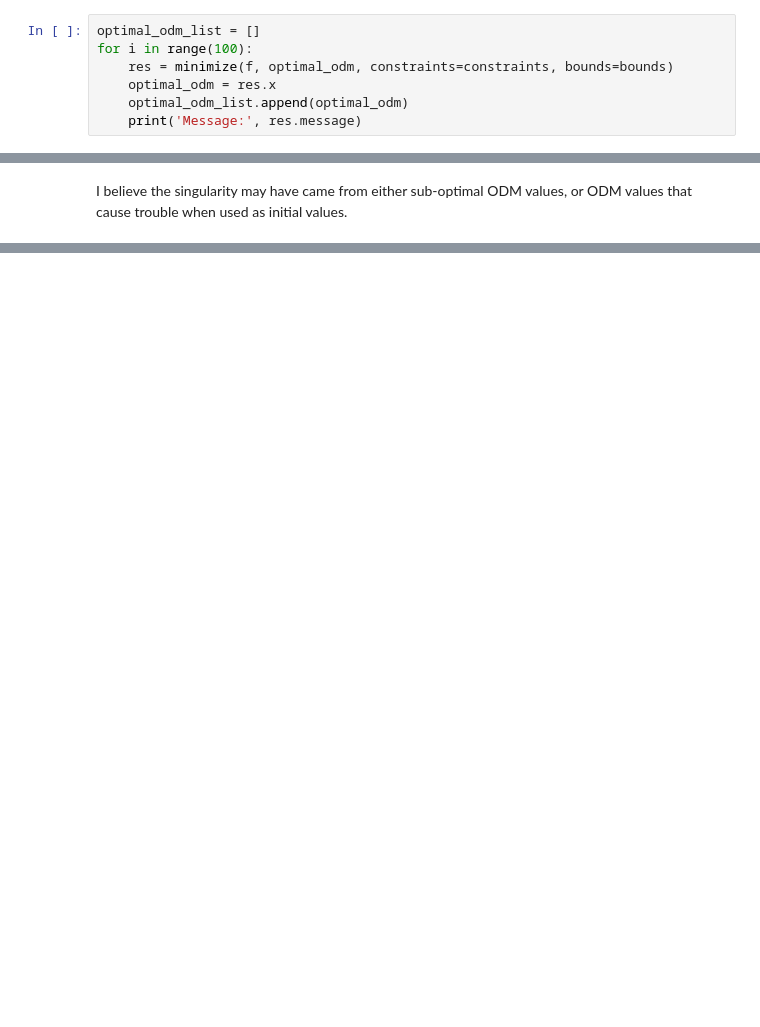
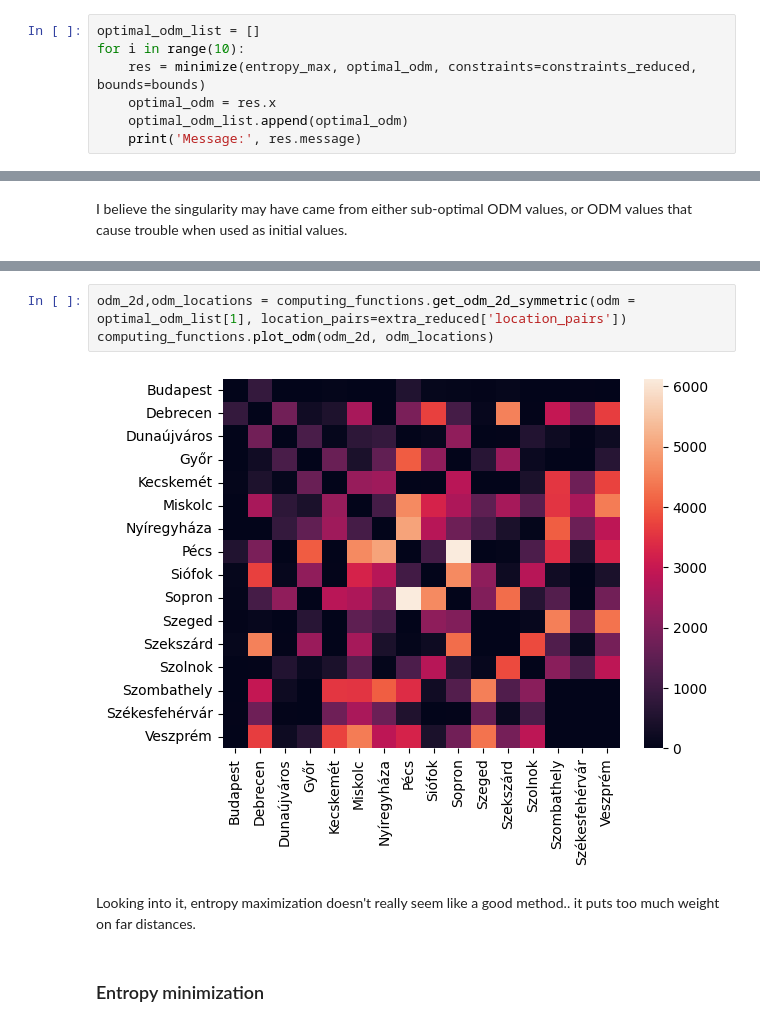
Before and after one commit to me9hanics/origin-destination-matrix-from-traffic, a Jupyter notebook: odm.ipynb, the cells around one changed output, grey strips where cells are left out. Drawn from its saved outputs; the diff is of its cells as text; blank space fills up the shorter version.

```diff
--- a/odm.ipynb
+++ b/odm.ipynb
@@ -193,8 +205,8 @@ Message: Iteration limit reached
 optimal_odm_copy = optimal_odm.copy()
 # %%
 optimal_odm_list = []
-for i in range(100):
-    res = minimize(f, optimal_odm, constraints=constraints, bounds=bounds)
+for i in range(10):
+    res = minimize(entropy_max, optimal_odm, constraints=constraints_reduced, bounds=bounds)
     optimal_odm = res.x
     optimal_odm_list.append(optimal_odm)
     print('Message:', res.message)
@@ -224,0 +250,9 @@ np.savetxt("computing/odm/ODM_16_cities_3.csv", optimal_odm_list[1], delimiter="
+# %%
+odm_2d,odm_locations = computing_functions.get_odm_2d_symmetric(odm = optimal_odm_list[1], location_pairs=extra_reduced['location_pairs'])
+computing_functions.plot_odm(odm_2d, odm_locations)
+# %% [output]
+[figure, added]
+# %% [markdown]
+Looking into it, entropy maximization doesn't really seem like a good method.. it puts too much weight on far distances.
+# %% [markdown]
+### Entropy minimization
```
Also changed, not shown: parts of 23 cells of this notebook.
